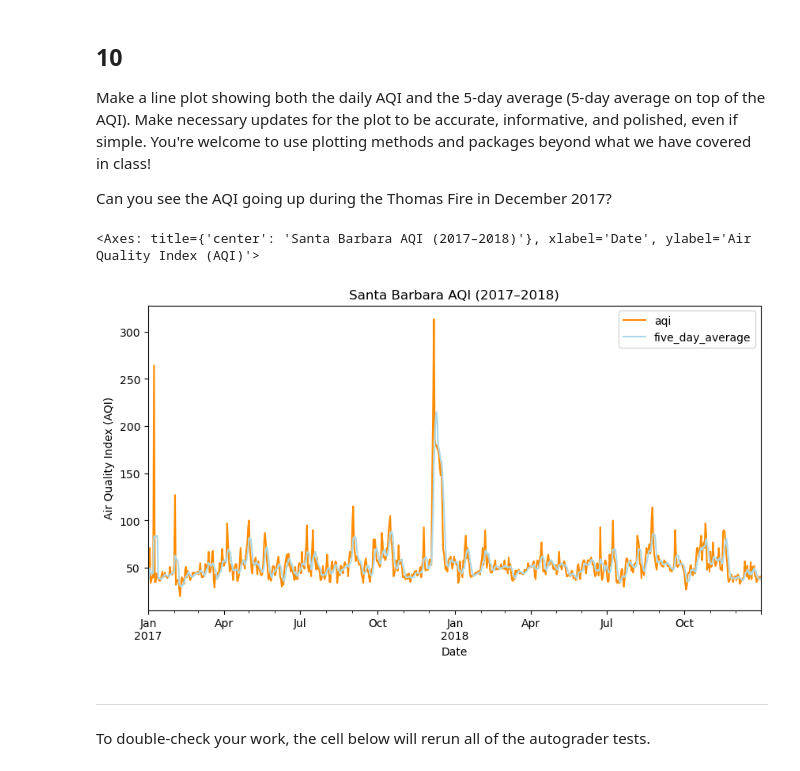
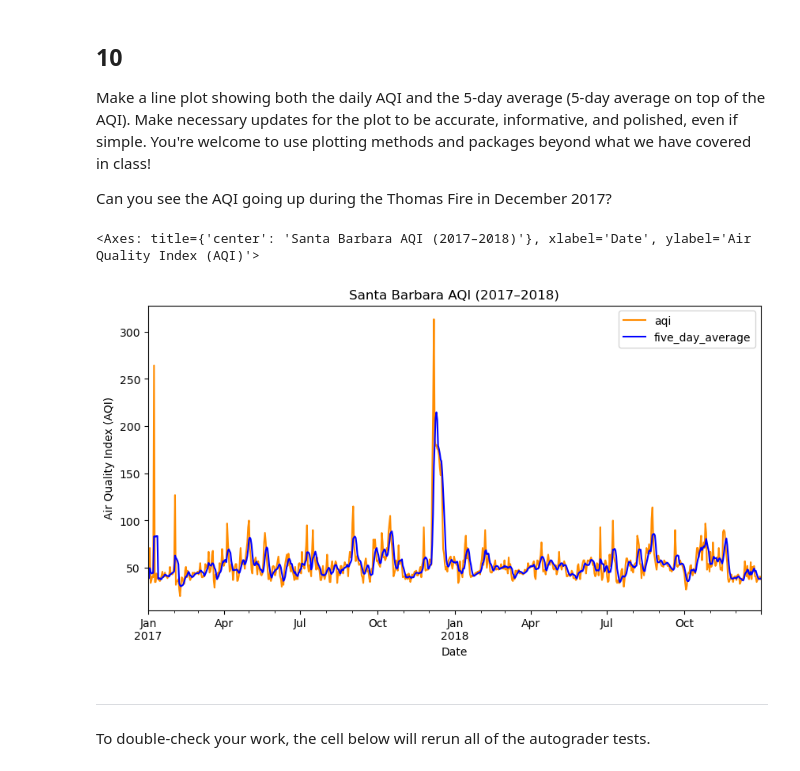
Before and after one commit to veronica-moran/eds220-hwk2, a Jupyter notebook: task3/hwk2-task3-aqi.ipynb, the cells around one changed output. Drawn from its saved outputs; the diff is of its cells as text; code cells hidden in the pictures.

```diff
--- a/task3/hwk2-task3-aqi.ipynb
+++ b/task3/hwk2-task3-aqi.ipynb
@@ -382,17 +420,19 @@ Make a line plot showing both the daily AQI and the 5-day average (5-day average
 
 Can you see the AQI going up during the Thomas Fire in December 2017?
 # %%
+# Creating a line graph showing the daily AQI and 5-day rolling average for 2017-2018
+
 aqi_sb[['aqi', 'five_day_average']].plot(
     kind='line',
-    color = ['darkorange', 'lightblue'],
+    color = ['darkorange', 'blue'],
     title='Santa Barbara AQI (2017–2018)',
     xlabel='Date',
     ylabel='Air Quality Index (AQI)',
     figsize=(10, 5)
 )
 # %% [output]
 <Axes: title={'center': 'Santa Barbara AQI (2017–2018)'}, xlabel='Date', ylabel='Air Quality Index (AQI)'>
-[figure, old version]
+[figure, new version]
 # %% [markdown]
 ---
 
```
Also changed, not shown: parts of 10 cells of this notebook.
